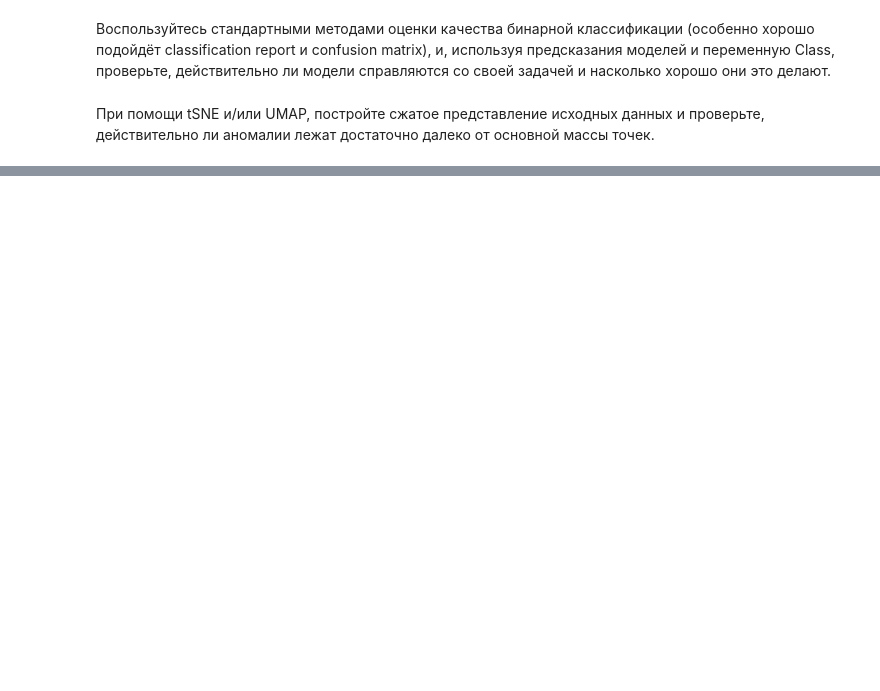
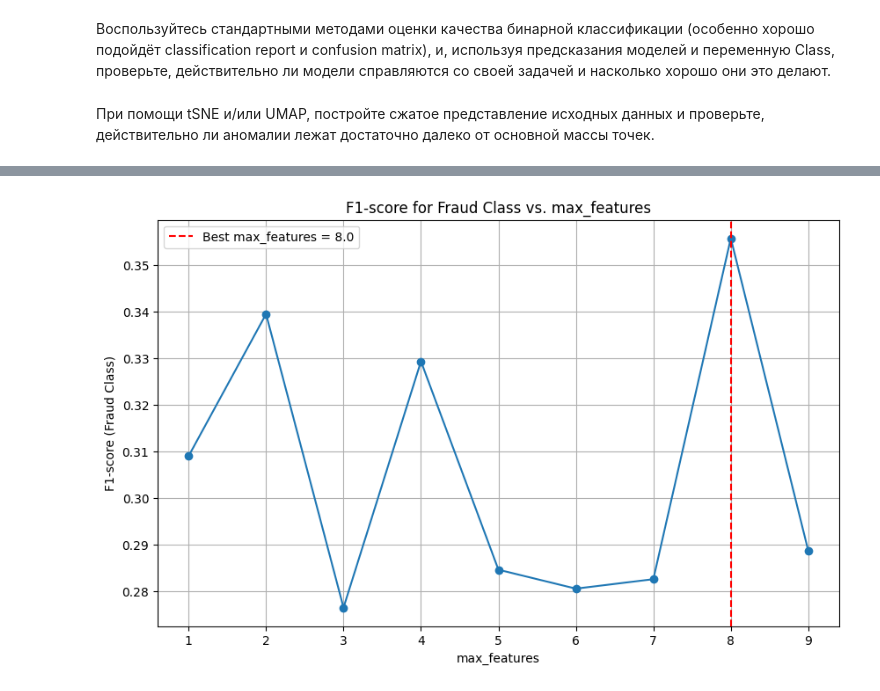
Before and after one commit to Evans-Sense/pet, a Jupyter notebook: Hometask_3_MLPro2025.ipynb, the cells around one changed output, grey strips where cells are left out. Cells and saved outputs as stored; diff of their text form; code cells hidden in the pictures; blank space fills up the shorter version.

```diff
--- a/Hometask_3_MLPro2025.ipynb
+++ b/Hometask_3_MLPro2025.ipynb
@@ -553,3 +605,36 @@ else:
 Воспользуйтесь стандартными методами оценки качества бинарной классификации (особенно хорошо подойдёт classification report и confusion matrix), и, используя предсказания моделей и переменную Class, проверьте, действительно ли модели справляются со своей задачей и насколько хорошо они это делают.
 # %% [markdown]
 При помощи tSNE и/или UMAP, постройте сжатое представление исходных данных и проверьте, действительно ли аномалии лежат достаточно далеко от основной массы точек.
+# %%
+max_features_values = np.arange(1, 10, 1)
+f1_scores = []
+max_features_records = []
+
+# The contamination value is fixed as per the problem description.
+# Based on the previous output, it is target_anomaly_percentage which is 0.1727% or 0.001727 as fraction.
+fixed_contamination = target_anomaly_percentage / 100
+
+for mf in max_features_values:
+    print(f"Testing max_features = {mf:.1f}")
+    isolation_forest = IsolationForest(n_estimators=100, contamination=fixed_contamination,
+                                       max_features=mf, bootstrap=True, random_state=42,
+                                       n_jobs=-1) # Use all available cores for faster computation
+    isolation_forest.fit(scaled_data)
+
+    isolation_outliers = isolation_forest.predict(scaled_data)
+    # Convert predictions: -1 for outlier (fraud) to 1, 1 for inlier (non-fraud) to 0
+    predicted_labels = np.array([1 if label == -1 else 0 for label in isolation_outliers])
+
+    report = classification_report(true_labels, predicted_labels, output_dict=True)
+    f1_fraud = report['1']['f1-score']
+
+    f1_scores.append(f1_fraud)
+    max_features_records.append(mf)
+    print(f"F1-score for fraud class (max_features={mf:.1f}): {f1_fraud:.4f}\n")
+
+# Find the best max_features
+best_f1_index = np.argmax(f1_scores)
+best_max_features = max_features_records[best_f1_index]
+best_f1_score = f1_scores[best_f1_index]
+
+print(f"Best max_features: {best_max_features:.1f} with F1-score for fraud class: {best_f1_score:.4f}")
@@ -555,0 +659,13 @@ else:
+# %%
+plt.figure(figsize=(10, 6))
+plt.plot(max_features_records, f1_scores, marker='o')
+plt.title('F1-score for Fraud Class vs. max_features')
+plt.xlabel('max_features')
+plt.ylabel('F1-score (Fraud Class)')
+plt.grid(True)
+plt.xticks(max_features_values)
+plt.axvline(x=best_max_features, color='r', linestyle='--', label=f'Best max_features = {best_max_features:.1f}')
+plt.legend()
+plt.show()
+# %% [output]
+[figure, added]
```
Also changed, not shown: parts of 14 cells of this notebook.
